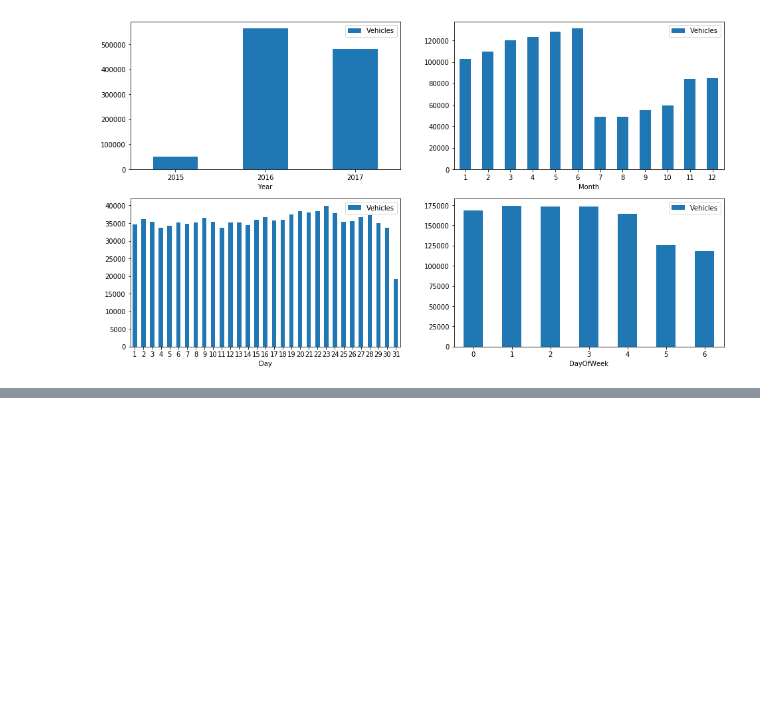
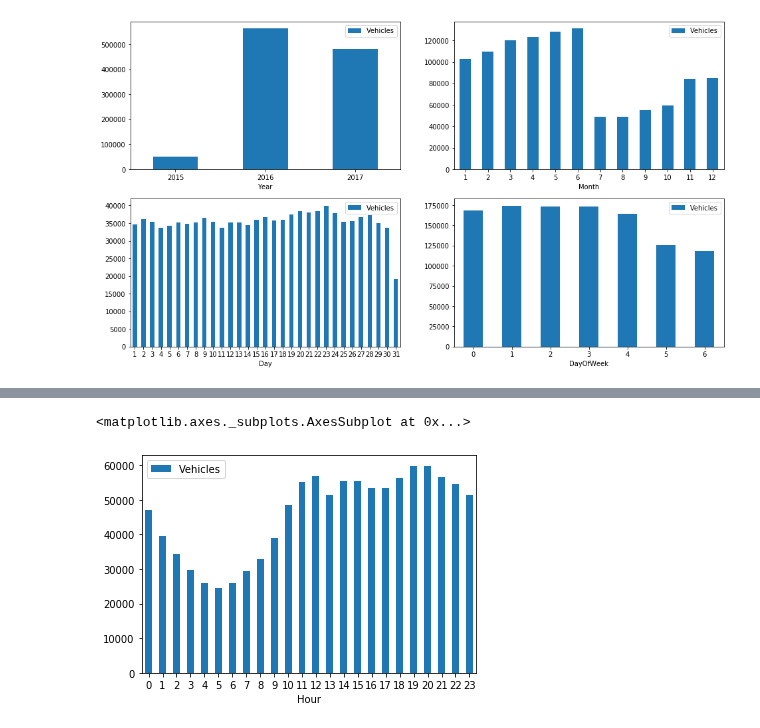
Before and after one commit to siddheshmanjrekar/machine-learning-for-IoT, a Jupyter notebook: TrafficPrediction.ipynb, the cells around one changed output, grey strips where cells are left out. Drawn from its saved outputs; the diff is of its cells as text; code cells hidden in the pictures; blank space fills up the shorter version.

```diff
--- a/TrafficPrediction.ipynb
+++ b/TrafficPrediction.ipynb
@@ -89,7 +90,7 @@ dfYear= df_train[['Year', 'Vehicles']].groupby(['Year']).sum().reset_index()
 dfMonth= df_train[['Month', 'Vehicles']].groupby(['Month']).sum().reset_index()
 dfDay= df_train[['Day', 'Vehicles']].groupby(['Day']).sum().reset_index()
 dfDayofWeek= df_train[['DayOfWeek', 'Vehicles']].groupby(['DayOfWeek']).sum().reset_index()
-dfMonthYear= df_train[['Year', 'Month', 'Vehicles']].groupby(['Year', 'Month']).sum().reset_index()
+dfHour= df_train[['Hour', 'Vehicles']].groupby(['Hour']).sum().reset_index()
 # %%
 dfJunction.plot.bar(x='Junction', y='Vehicles', rot=0)
 # %% [output]
@@ -106,0 +119,5 @@ dfDayofWeek.plot.bar(x='DayOfWeek', y='Vehicles', rot=0, ax=axes[1,1])
+# %%
+dfHour.plot.bar(x='Hour', y='Vehicles', rot=0)
+# %% [output]
+<matplotlib.axes._subplots.AxesSubplot at 0x...>
+[figure, added]
```
Also changed, not shown: parts of 28 cells of this notebook.
